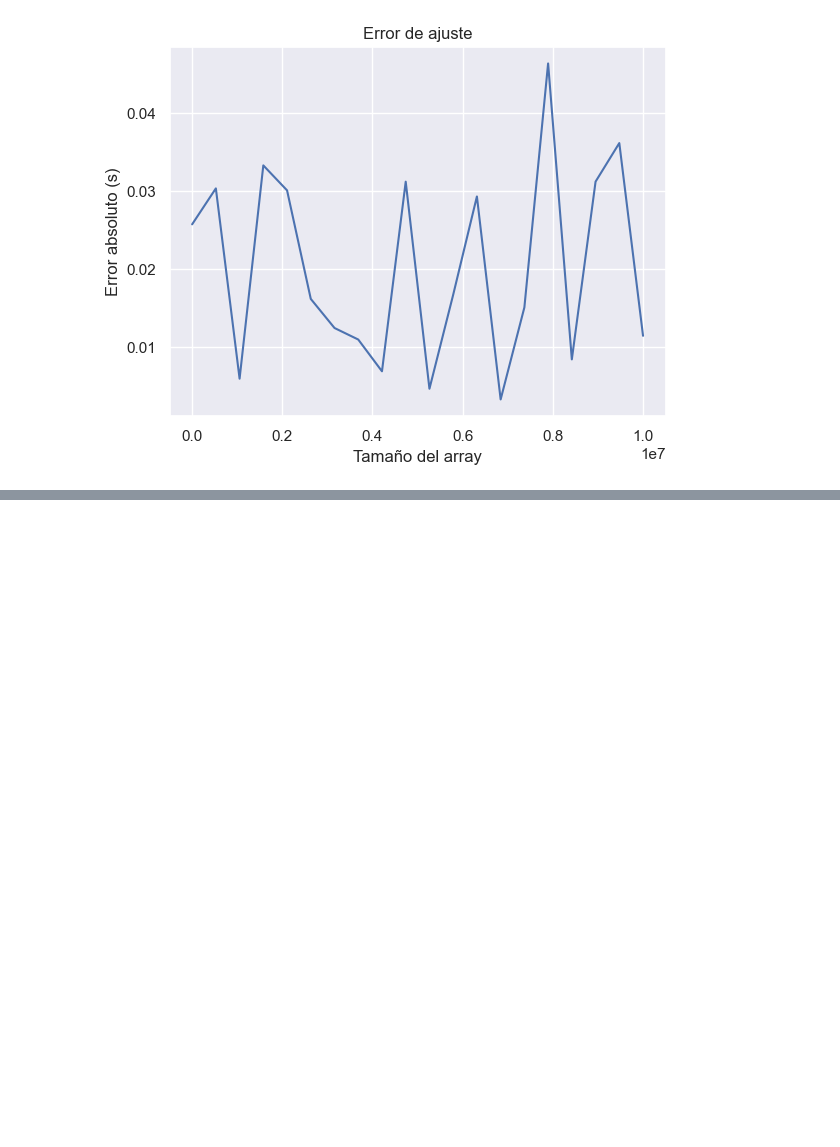
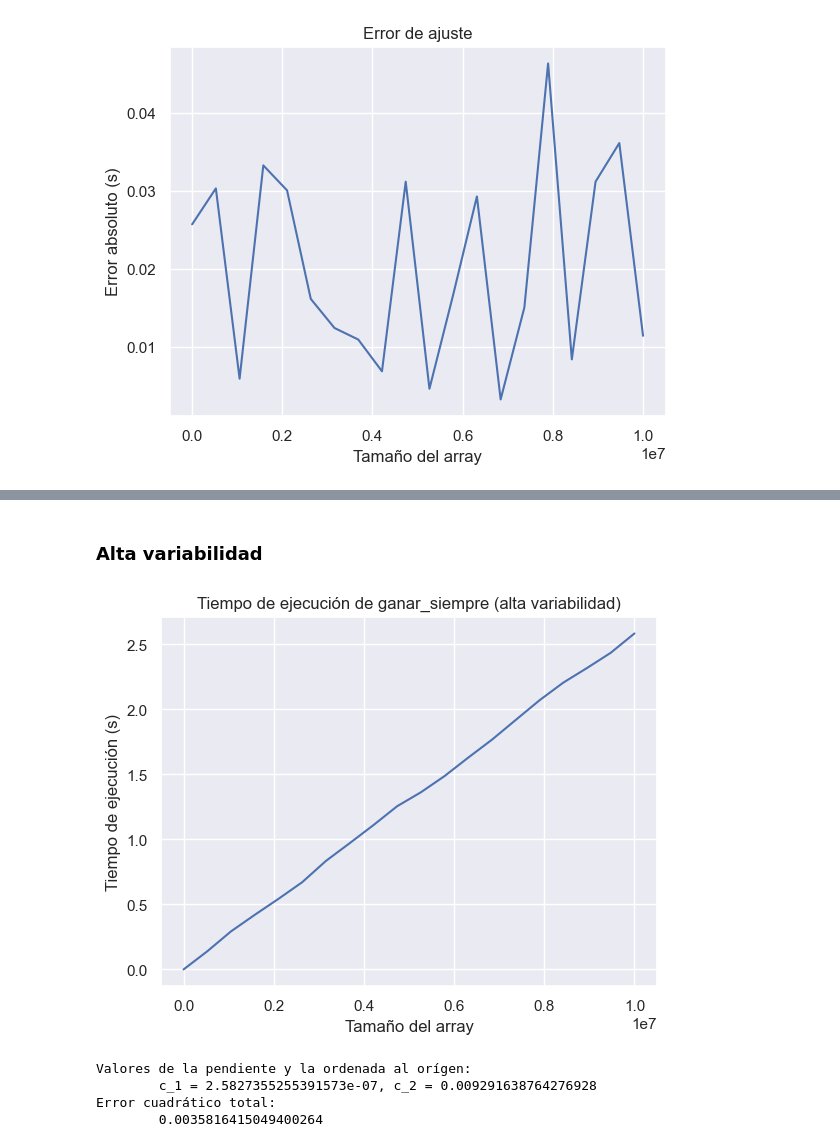
Before and after one commit to juanh2607/TDA-tp1, a Jupyter notebook: analisis_complejidad.ipynb, the cells around one changed output, grey strips where cells are left out. Drawn from its saved outputs; the diff is of its cells as text; code cells hidden in the pictures; blank space fills up the shorter version.

Commit message:
Variabilidad en análisis de complejidad

```diff
--- a/analisis_complejidad.ipynb
+++ b/analisis_complejidad.ipynb
@@ -118,0 +121,43 @@ None
+# %% [markdown]
+### Alta variabilidad
+# %%
+# Función para obtener un array de largo n con elementos random entre 0 y 1000
+def get_random_array(size: int):
+    return np.random.randint(0, 10_000_000, size)
+
+# La variable x van a ser los valores del eje x de los gráficos en todo el notebook
+# Tamaño mínimo=100, tamaño máximo=10kk, cantidad de puntos=20
+# Representa los tamaños de la entrada, es decir el largo de los arrays de monedas
+x = np.linspace(100, 10_000_000, 20).astype(int)
+
+# Usamos la función time_algorithm de utils que prueba la función para las distintas entradas
+# Devuelve el tiempo que tarda para cada tamaño de entrada
+results = time_algorithm(ganar_siempre, x, lambda s: [get_random_array(s)])
+# %%
+ax: plt.Axes
+fig, ax = plt.subplots()
+ax.plot(x, [results[i] for i in x], label="Medición")
+ax.set_title('Tiempo de ejecución de ganar_siempre (alta variabilidad)')
+ax.set_xlabel('Tamaño del array')
+ax.set_ylabel('Tiempo de ejecución (s)')
+None
+# %% [output]
+[figure, added]
+# %%
+# Ajuste para la complejidad O(n)
+f = lambda x, c1, c2: c1 * x + c2
+
+# Función de scipy que ajusta a la curva f que le pasamos como parámetro
+c, pcov = sp.optimize.curve_fit(f, x, [results[n] for n in x])
+
+# Mostramos los resultados del ajuste
+print(f"Valores de la pendiente y la ordenada al orígen: \n\tc_1 = {c[0]}, c_2 = {c[1]}")
+
+# Obtenemos el error cuadrático total
+r = np.sum((c[0] * x + c[1] - [results[n] for n in x])**2)
+print(f"Error cuadrático total: \n\t{r}")
+# %% [output]
+Valores de la pendiente y la ordenada al orígen:
+        c_1 = 2.5827355255391573e-07, c_2 = 0.009291638764276928
+Error cuadrático total:
+        0.0035816415049400264
```
Also changed, not shown: parts of 11 cells of this notebook.
